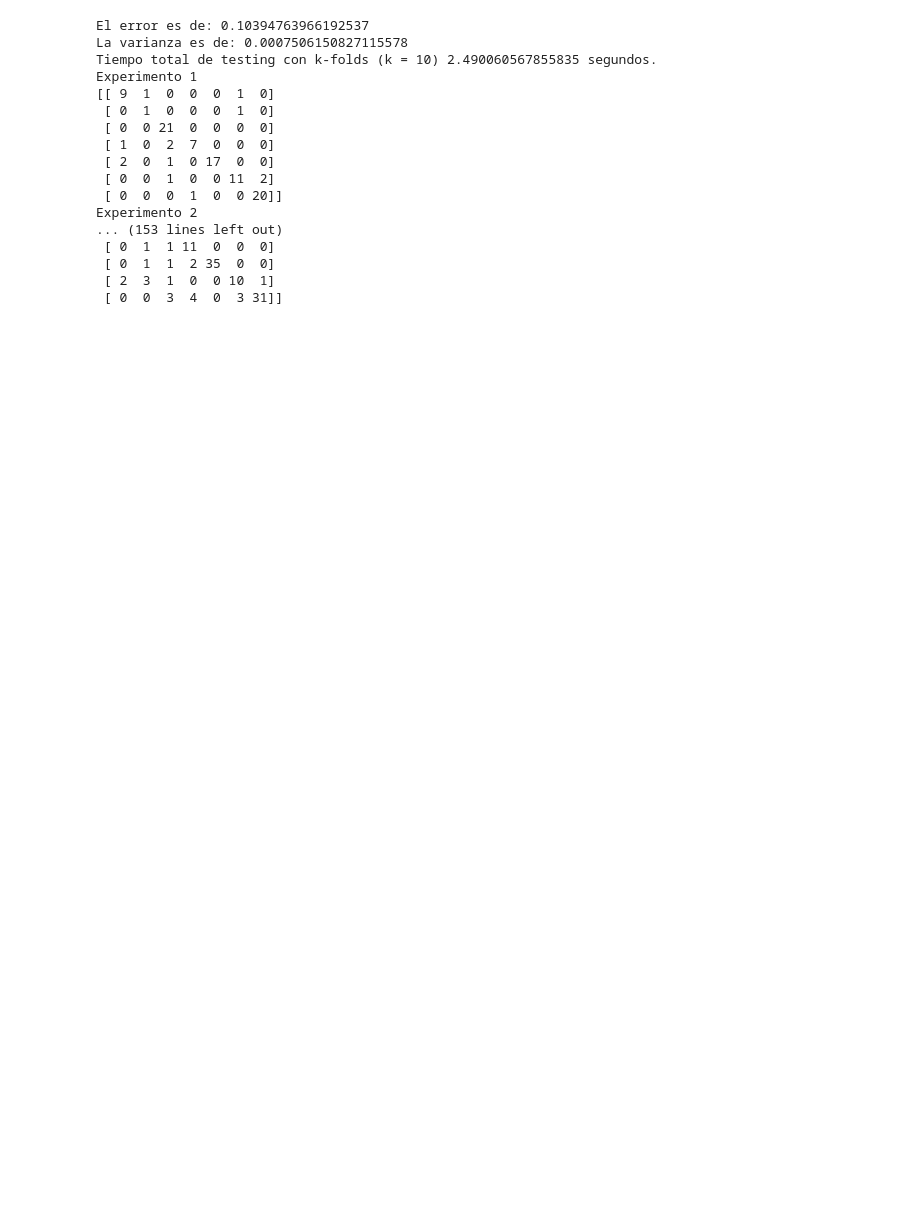
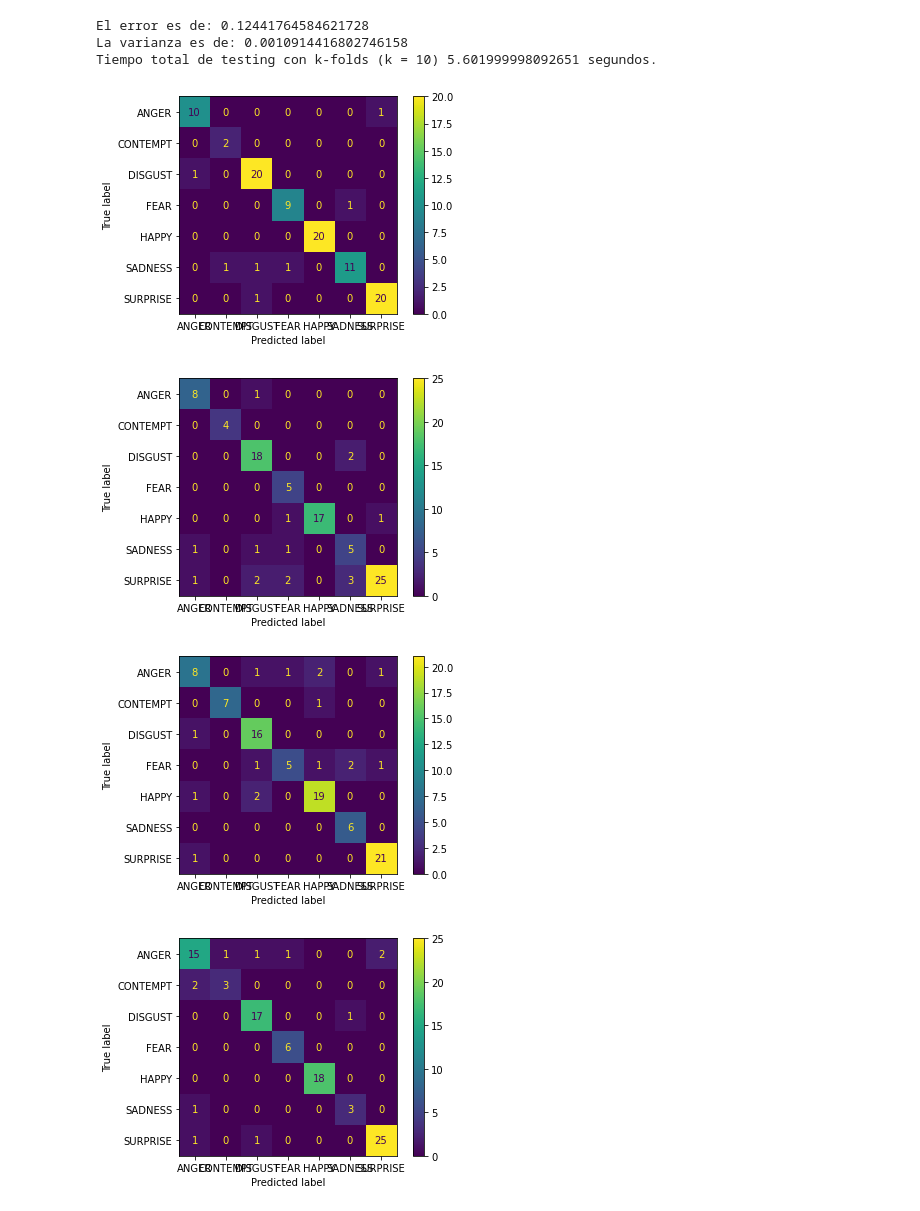
Before and after one commit to fresh-avocado/IA-proyecto-2, a Jupyter notebook: main.ipynb, the cells around one changed output. Drawn from its saved outputs; the diff is of its cells as text; code cells hidden in the pictures; blank space fills up the shorter version.

```diff
--- a/main.ipynb
+++ b/main.ipynb
@@ -107,8 +178,9 @@ def k_folds(x, y, k = 10):
                 y_testing.append(y[idx])
 
         # Crear modelo
-        modelo = tree.DecisionTreeClassifier()
+        modelo = tree.DecisionTreeClassifier(criterion='entropy', random_state=0)
         modelo = modelo.fit(x_training, y_training)
+        # tree.plot_tree(modelo)
 
         # Testing
         buenas = 0
@@ -120,11 +192,11 @@ def k_folds(x, y, k = 10):
                 buenas += 1
             else:
                 malas += 1
+        matrix = confusion_matrix(y_testing, y_prediction, labels=["ANGER", "CONTEMPT", "DISGUST", "FEAR", "HAPPY", "SADNESS", "SURPRISE"])
+        result.append([modelo, x_testing, y_testing])
 
-        result.append(confusion_matrix(y_testing, y_prediction, labels=["ANGER", "CONTEMPT", "DISGUST", "FEAR", "HAPPY", "SADNESS", "SURPRISE"]))
-
-        # Error
-        error_i = (malas / (buenas + malas))
+        # Error (1 - (buenas/total))
+        error_i = 1 - (sum([matrix[indice][indice] for indice in range(len(matrix))]) / np.sum(matrix))
         error += error_i
         errores.append(error_i)
 
@@ -210,42 +212,20 @@ def bootstrap(x, y, k = 10):
 # %%
 k = 10
 
 start = time.time()
 result_k_folds = k_folds(x, y, k)
 end = time.time()
 print('Tiempo total de testing con', 'k-folds (k = ' + str(k) + ')', end-start, 'segundos.')
-i = 1
+
+# Matrices de confusion
 for result in result_k_folds:
-    print('Experimento', i)
-    print(result)
-    i += 1
-
-print('\n\n')
-
-start = time.time()
-result_bootstrap = bootstrap(x, y, k)
-end = time.time()
-print('Tiempo total de testing con bootstrap (' + str(k) + ' experimentos)', end-start, 'segundos.')
-i = 1
-for result in result_bootstrap:
-    print('Experimento', i)
-    print(result)
-    i += 1
+    plot_confusion_matrix(result[0], result[1], result[2])
+    plt.show()
 # %% [output]
-El error es de: 0.10394763966192537
-La varianza es de: 0.0007506150827115578
-Tiempo total de testing con k-folds (k = 10) 2.490060567855835 segundos.
-Experimento 1
-[[ 9  1  0  0  0  1  0]
- [ 0  1  0  0  0  1  0]
- [ 0  0 21  0  0  0  0]
- [ 1  0  2  7  0  0  0]
- [ 2  0  1  0 17  0  0]
- [ 0  0  1  0  0 11  2]
- [ 0  0  0  1  0  0 20]]
-Experimento 2
-... (153 lines left out)
- [ 0  1  1 11  0  0  0]
- [ 0  1  1  2 35  0  0]
- [ 2  3  1  0  0 10  1]
- [ 0  0  3  4  0  3 31]]
+El error es de: 0.12441764584621728
+La varianza es de: 0.0010914416802746158
+Tiempo total de testing con k-folds (k = 10) 5.601999998092651 segundos.
+[figure, added]
+[figure, added]
+[figure, added]
+[figure, added]
```
Also changed, not shown: parts of 5 cells of this notebook.
